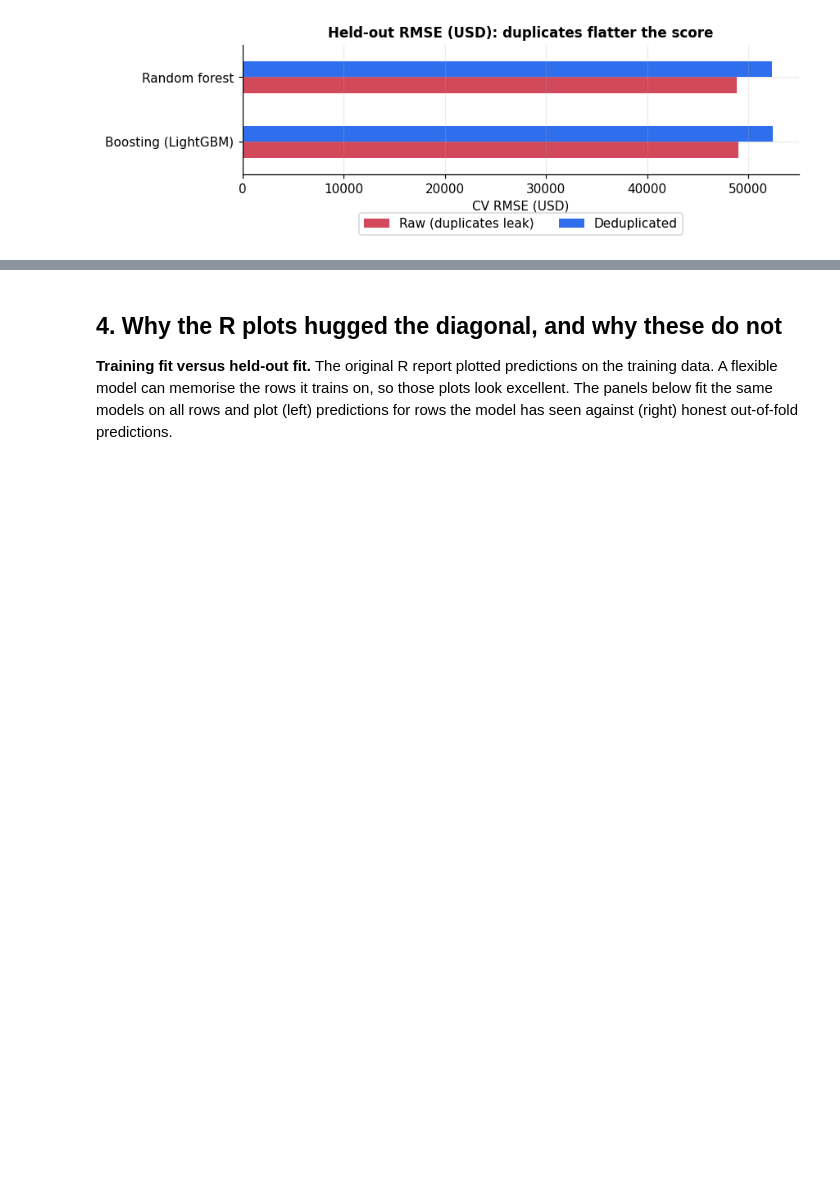
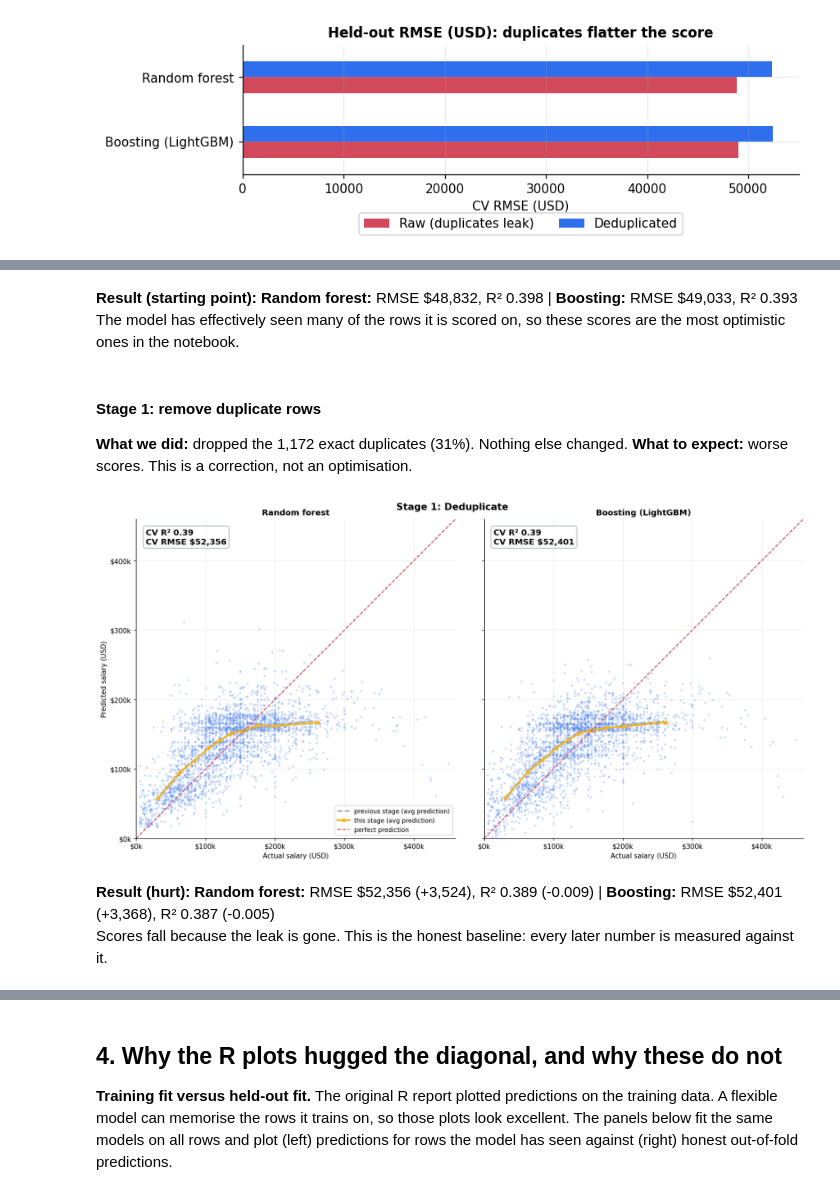
Before and after one commit to nicholasaxl/Salary-Prediction-ML-131, a Jupyter notebook: salary_analysis.ipynb, the cells around one changed output, grey strips where cells are left out. Drawn from its saved outputs; the diff is of its cells as text; code cells hidden in the pictures; blank space fills up the shorter version.

```diff
--- a/salary_analysis.ipynb
+++ b/salary_analysis.ipynb
@@ -148,0 +251,18 @@ The hollow stage-0 markers are measured on a different, leaky test set, so they
+# %%
+verdict(0, 'The model has effectively seen many of the rows it is scored on, so these scores are the most optimistic ones in the notebook.')
+# %% [output]
+**Result (starting point):** **Random forest:** RMSE \$48,832, R² 0.398 | **Boosting:** RMSE \$49,033, R² 0.393
+The model has effectively seen many of the rows it is scored on, so these scores are the most optimistic ones in the notebook.
+# %% [markdown]
+#### Stage 1: remove duplicate rows
+**What we did:** dropped the 1,172 exact duplicates (31%). Nothing else changed.
+**What to expect:** worse scores. This is a correction, not an optimisation.
+# %%
+stage_fig(1)
+# %% [output]
+[figure, added]
+# %%
+verdict(1, 'Scores fall because the leak is gone. This is the honest baseline: every later number is measured against it.')
+# %% [output]
+**Result (**hurt**):** **Random forest:** RMSE \$52,356 (+3,524), R² 0.389 (-0.009) | **Boosting:** RMSE \$52,401 (+3,368), R² 0.387 (-0.005)
+Scores fall because the leak is gone. This is the honest baseline: every later number is measured against it.
```
Also changed, not shown: parts of 34 cells of this notebook, 4 other files.
